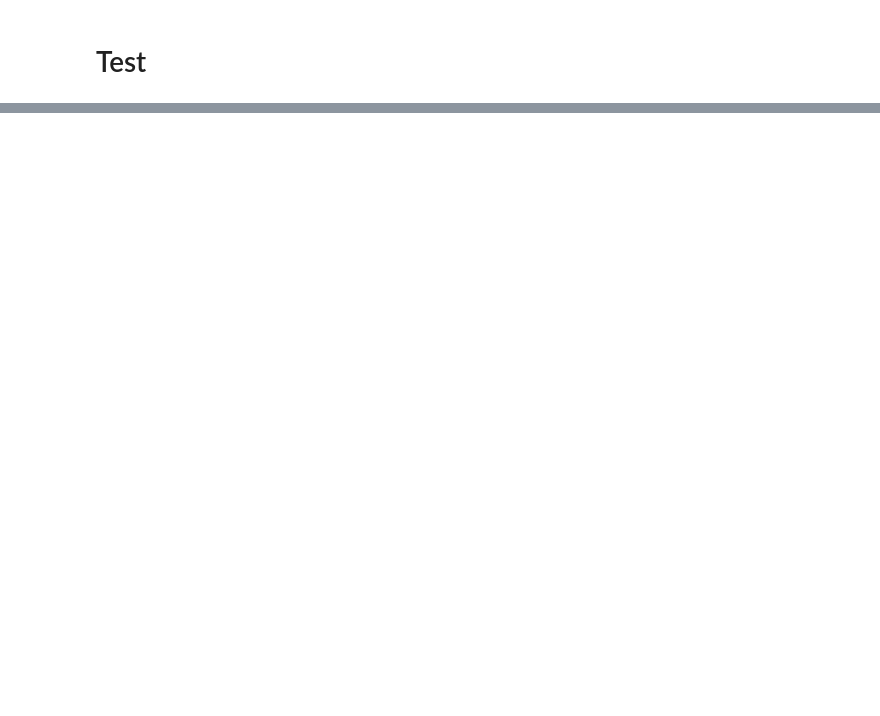
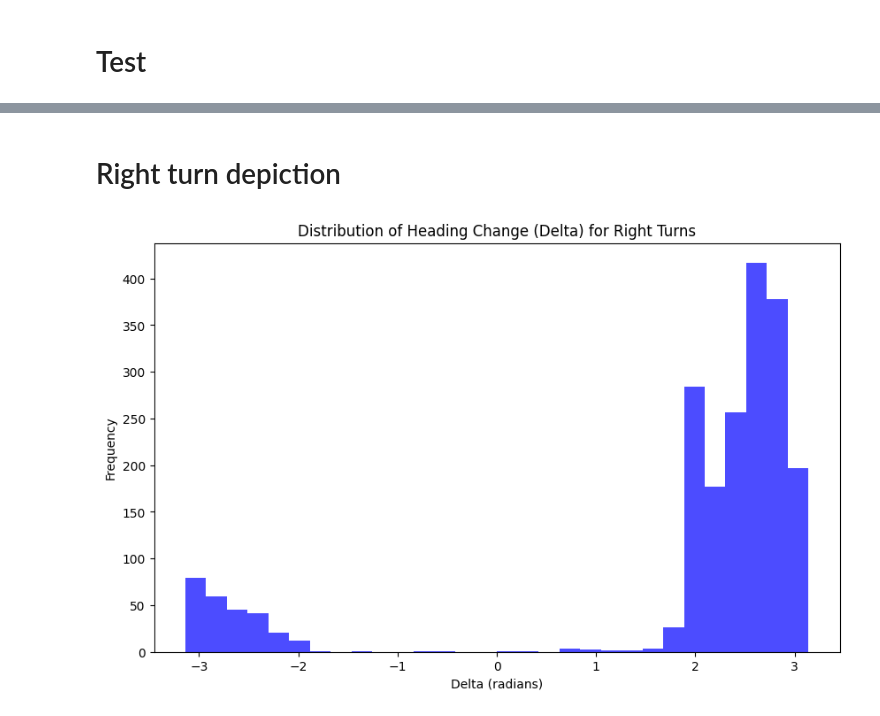
Before and after one commit to AmirHKiani98/VisionSaver, a Jupyter notebook: external.ipynb, the cells around one changed output, grey strips where cells are left out. Saved outputs shown, nothing was run; the diff lists cells and outputs as text; code cells hidden in the pictures; blank space fills up the shorter version.

```diff
--- a/external.ipynb
+++ b/external.ipynb
@@ -522,0 +543,16 @@ vehicle_prediction
+# %%
+result_df = []
+for track_id, track_df in tqdm(track_groups, total=len(track_groups)):
+    delta, final_x, final_y, label = feature_extraction(track_df)
+    result_df.append({
+        "track_id": track_id[0],
+        "record_id": track_id[1],
+        "delta": delta,
+        "final_x": final_x,
+        "final_y": final_y,
+        "label": label
+    })
+# %%
+import pandas as pd
+feature_df = pd.DataFrame(result_df)
+feature_df
@@ -522,0 +573,14 @@ vehicle_prediction
+# %% [markdown]
+# Right turn depiction
+# %%
+import matplotlib.pyplot as plt
+plt.figure(figsize=(10, 6))
+right_turn = feature_df[feature_df["label"] == 2]
+delta = right_turn["delta"].values
+plt.hist(delta, bins=30, color='blue', alpha=0.7)
+plt.title("Distribution of Heading Change (Delta) for Right Turns")
+plt.xlabel("Delta (radians)")
+plt.ylabel("Frequency")
+plt.show()
+# %% [output]
+[figure, added]
```
Also changed, not shown: parts of 15 cells of this notebook.
